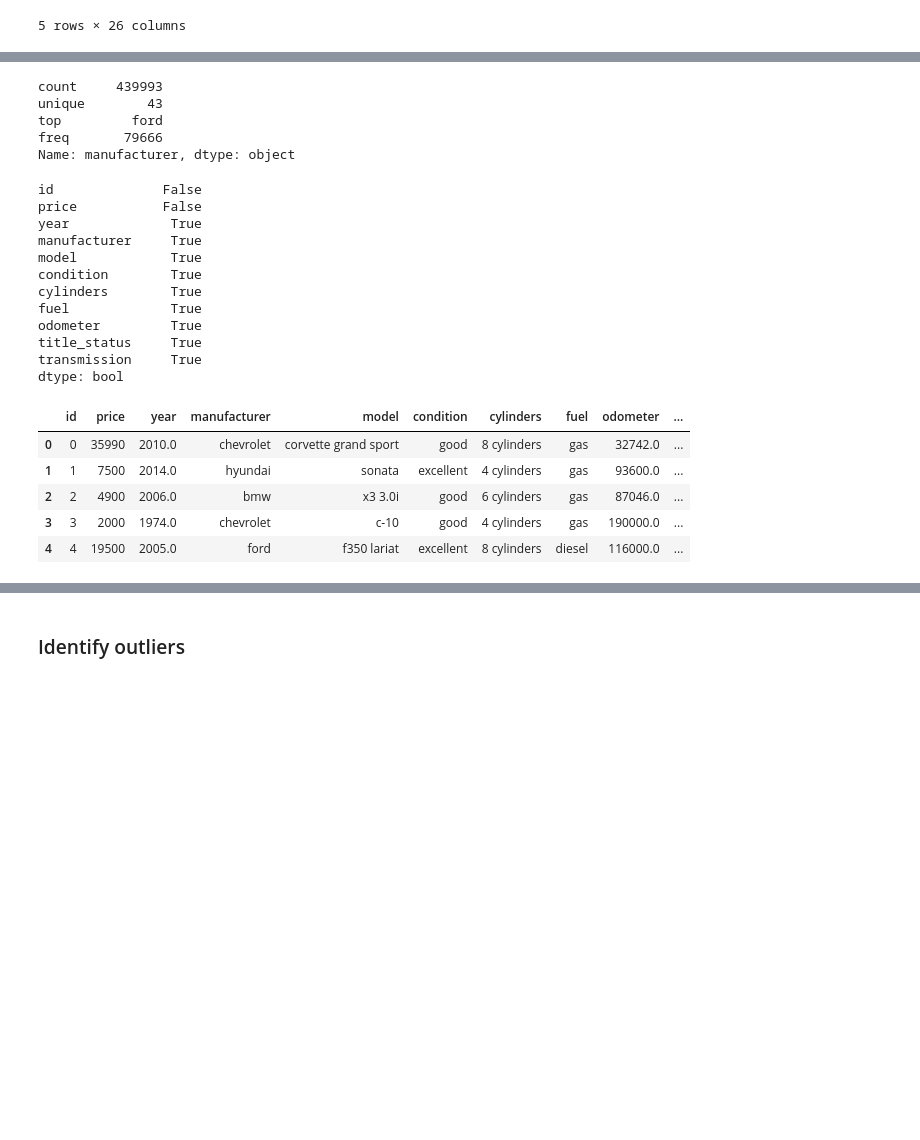
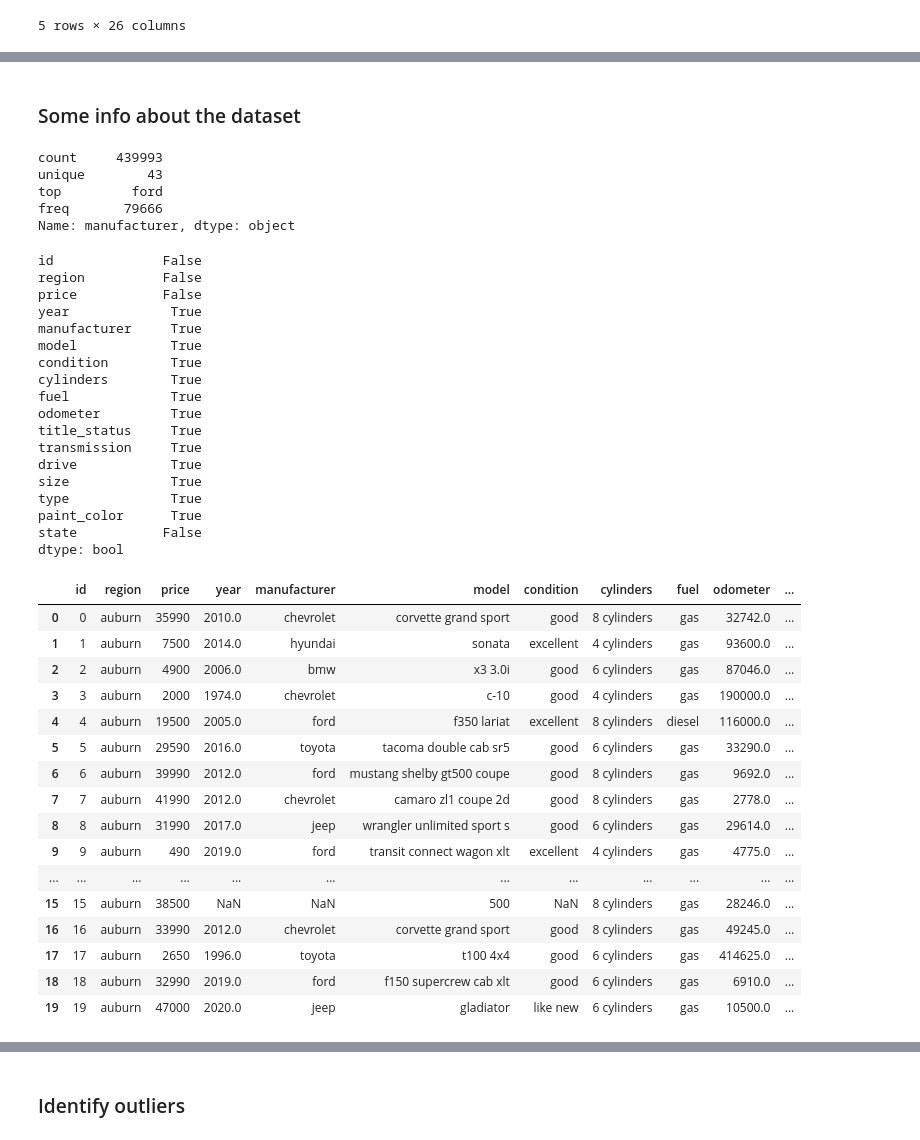
Before and after one commit to ulmii/machine-learning, a Jupyter notebook: 4/carprices.ipynb, the cells around one changed output, grey strips where cells are left out. Cells and saved outputs as stored; diff of their text form; code cells hidden in the pictures; blank space fills up the shorter version.

```diff
--- a/4/carprices.ipynb
+++ b/4/carprices.ipynb
@@ -16,5 +18,5 @@ Vehicles listings from Craigslist.org
 
 https://www.kaggle.com/austinreese/craigslist-carstrucks-data
 # %%
-data_set = pd.read_csv('vehicles.csv')
+cars = pd.read_csv('vehicles.csv')
 # %%
@@ -41,3 +46,5 @@ drop_columns(data_set, ['id', 'url', 'region', 'region_url', 'VIN', 'image_url',
 # %%
-data_set.rename(columns = {'Unnamed: 0':'id'}, inplace = True)
+cars.rename(columns = {'Unnamed: 0':'id'}, inplace = True)
+# %% [markdown]
+### Some info about the dataset
 # %%
@@ -49,9 +56,10 @@ top         ford
 freq       79666
 Name: manufacturer, dtype: object
 # %%
-data_set.isnull().any()
+cars.isnull().any()
 # %% [output]
 id              False
+region          False
 price           False
 year             True
 manufacturer     True
@@ -62,13 +70,29 @@ fuel             True
 odometer         True
 title_status     True
 transmission     True
+drive            True
+size             True
+type             True
+paint_color      True
+state           False
 dtype: bool
 # %%
-data_set.head()
+cars.head(20)
 # %% [output]
-|  | id | price | year | manufacturer | model | condition | cylinders | fuel | odometer | ... |
-| 0 | 0 | 35990 | 2010.0 | chevrolet | corvette grand sport | good | 8 cylinders | gas | 32742.0 | ... |
-| 1 | 1 | 7500 | 2014.0 | hyundai | sonata | excellent | 4 cylinders | gas | 93600.0 | ... |
-| 2 | 2 | 4900 | 2006.0 | bmw | x3 3.0i | good | 6 cylinders | gas | 87046.0 | ... |
-| 3 | 3 | 2000 | 1974.0 | chevrolet | c-10 | good | 4 cylinders | gas | 190000.0 | ... |
-| 4 | 4 | 19500 | 2005.0 | ford | f350 lariat | excellent | 8 cylinders | diesel | 116000.0 | ... |
+|  | id | region | price | year | manufacturer | model | condition | cylinders | fuel | odometer | ... |
+| 0 | 0 | auburn | 35990 | 2010.0 | chevrolet | corvette grand sport | good | 8 cylinders | gas | 32742.0 | ... |
+| 1 | 1 | auburn | 7500 | 2014.0 | hyundai | sonata | excellent | 4 cylinders | gas | 93600.0 | ... |
+| 2 | 2 | auburn | 4900 | 2006.0 | bmw | x3 3.0i | good | 6 cylinders | gas | 87046.0 | ... |
+| 3 | 3 | auburn | 2000 | 1974.0 | chevrolet | c-10 | good | 4 cylinders | gas | 190000.0 | ... |
+| 4 | 4 | auburn | 19500 | 2005.0 | ford | f350 lariat | excellent | 8 cylinders | diesel | 116000.0 | ... |
+| 5 | 5 | auburn | 29590 | 2016.0 | toyota | tacoma double cab sr5 | good | 6 cylinders | gas | 33290.0 | ... |
+| 6 | 6 | auburn | 39990 | 2012.0 | ford | mustang shelby gt500 coupe | good | 8 cylinders | gas | 9692.0 | ... |
+| 7 | 7 | auburn | 41990 | 2012.0 | chevrolet | camaro zl1 coupe 2d | good | 8 cylinders | gas | 2778.0 | ... |
+| 8 | 8 | auburn | 31990 | 2017.0 | jeep | wrangler unlimited sport s | good | 6 cylinders | gas | 29614.0 | ... |
+| 9 | 9 | auburn | 490 | 2019.0 | ford | transit connect wagon xlt | excellent | 4 cylinders | gas | 4775.0 | ... |
+| ... | ... | ... | ... | ... | ... | ... | ... | ... | ... | ... | ... |
+| 15 | 15 | auburn | 38500 | NaN | NaN | 500 | NaN | 8 cylinders | gas | 28246.0 | ... |
+| 16 | 16 | auburn | 33990 | 2012.0 | chevrolet | corvette grand sport | good | 8 cylinders | gas | 49245.0 | ... |
+| 17 | 17 | auburn | 2650 | 1996.0 | toyota | t100 4x4 | good | 6 cylinders | gas | 414625.0 | ... |
+| 18 | 18 | auburn | 32990 | 2019.0 | ford | f150 supercrew cab xlt | good | 6 cylinders | gas | 6910.0 | ... |
+| 19 | 19 | auburn | 47000 | 2020.0 | jeep | gladiator | like new | 6 cylinders | gas | 10500.0 | ... |
```
Also changed, not shown: parts of 15 cells of this notebook.
